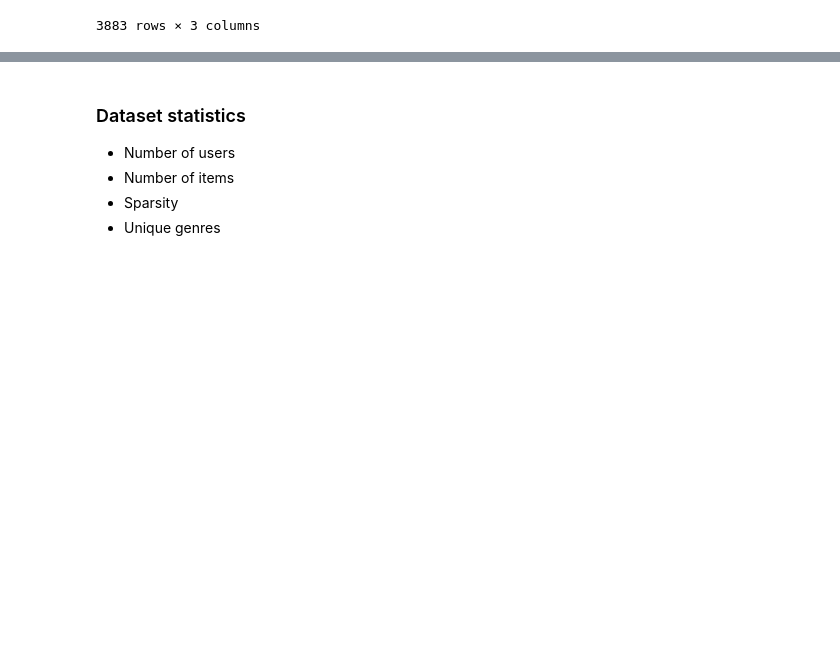
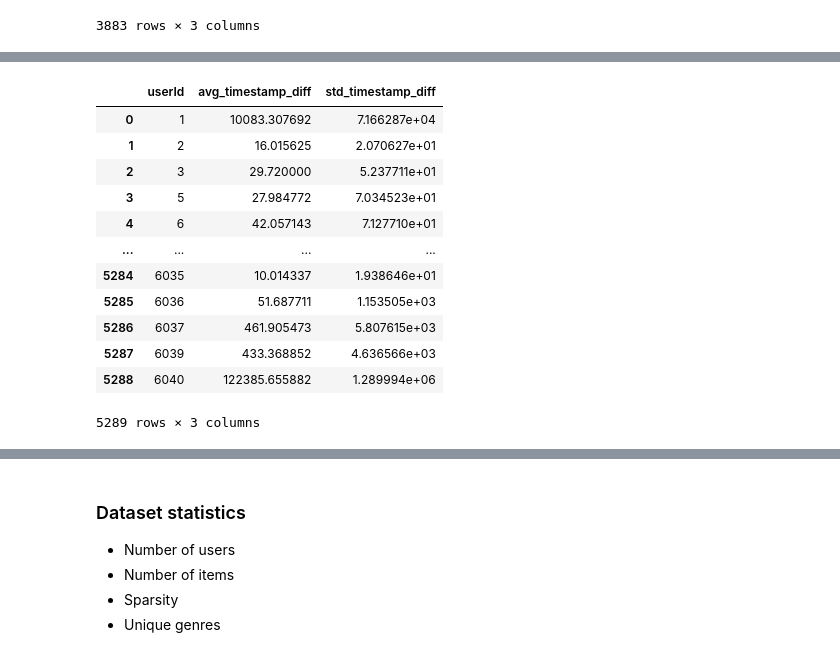
Before and after one commit to caiotda/dynamicTasteDistortion, a Jupyter notebook: EDA.ipynb, the cells around one changed output, grey strips where cells are left out. Saved outputs shown, nothing was run; the diff lists cells and outputs as text; code cells hidden in the pictures; blank space fills up the shorter version.

```diff
--- a/EDA.ipynb
+++ b/EDA.ipynb
@@ -110,0 +161,25 @@ df = ratings.merge(movies, on="movieId")
+# %%
+avg_std_time_diff_per_user = (
+  df.sort_values(['userId', 'timestamp'])
+    .groupby('userId')['timestamp']
+    .agg(
+      avg_timestamp_diff=lambda x: np.diff(x).mean() if len(x) > 1 else np.nan,
+      std_timestamp_diff=lambda x: np.diff(x).std() if len(x) > 1 else np.nan
+    )
+    .reset_index()
+)
+avg_std_time_diff_per_user
+# %% [output]
+|  | userId | avg_timestamp_diff | std_timestamp_diff |
+| 0 | 1 | 10083.307692 | 7.166287e+04 |
+| 1 | 2 | 16.015625 | 2.070627e+01 |
+| 2 | 3 | 29.720000 | 5.237711e+01 |
+| 3 | 5 | 27.984772 | 7.034523e+01 |
+| 4 | 6 | 42.057143 | 7.127710e+01 |
+| ... | ... | ... | ... |
+| 5284 | 6035 | 10.014337 | 1.938646e+01 |
+| 5285 | 6036 | 51.687711 | 1.153505e+03 |
+| 5286 | 6037 | 461.905473 | 5.807615e+03 |
+| 5287 | 6039 | 433.368852 | 4.636566e+03 |
+| 5288 | 6040 | 122385.655882 | 1.289994e+06 |
+5289 rows × 3 columns
```
Also changed, not shown: parts of 15 cells of this notebook, 2 other files.
